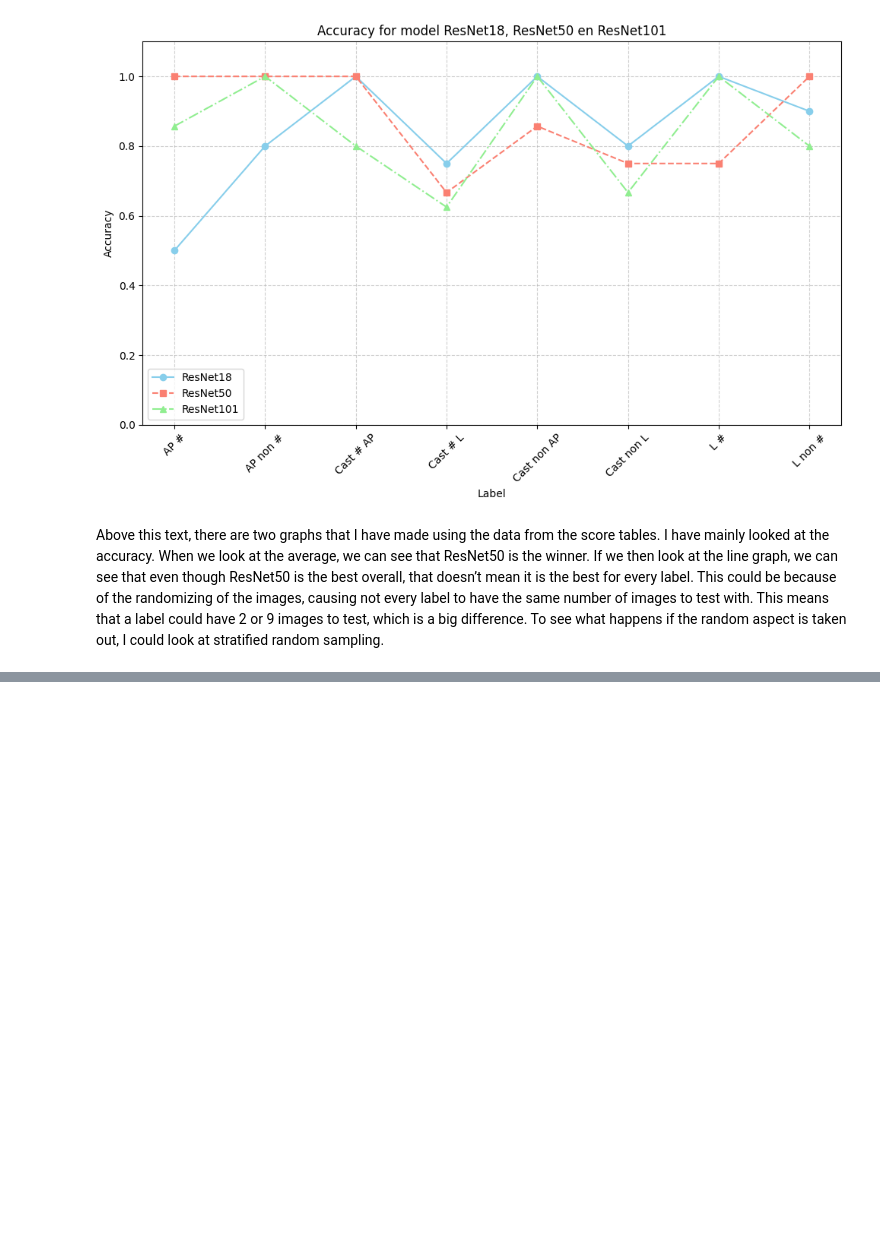
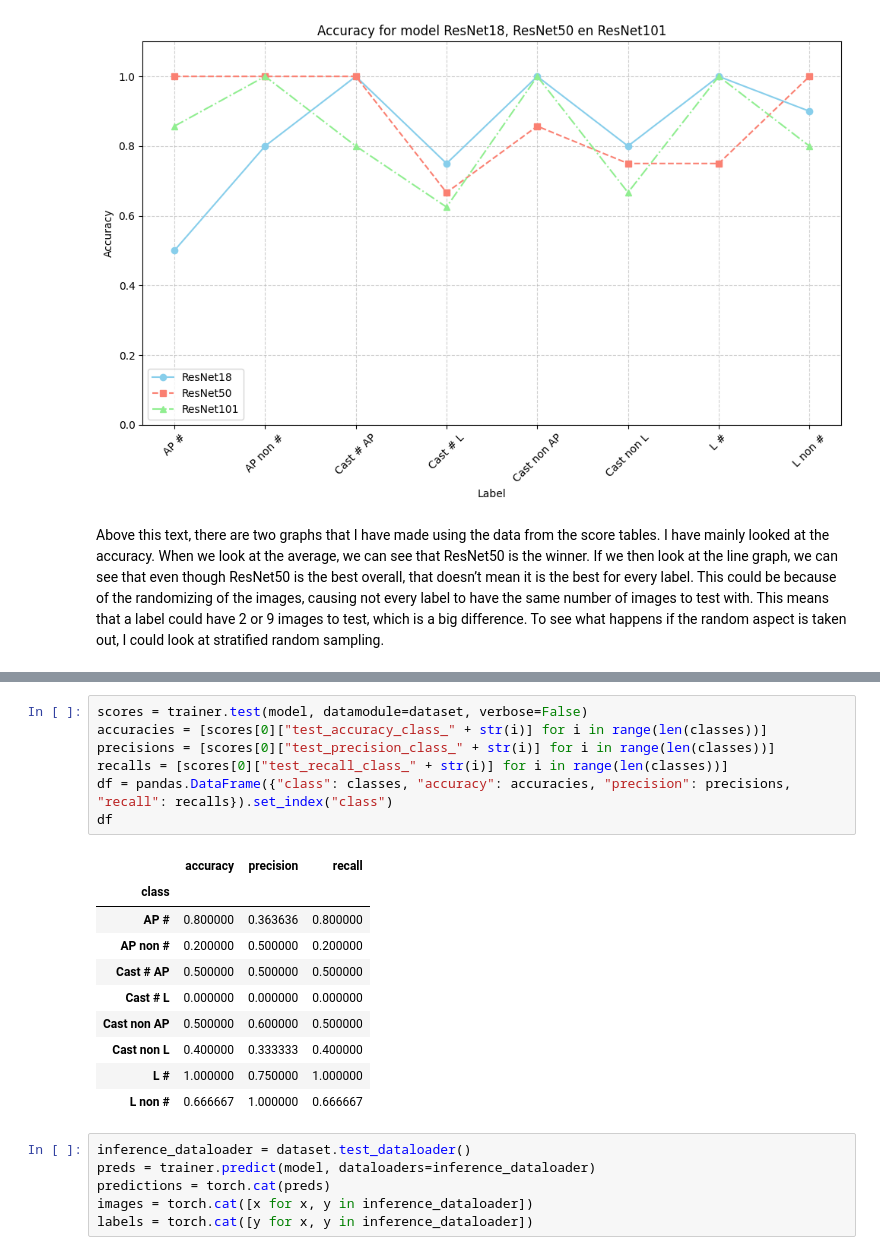
Before and after one commit to Homura2003/X-ray-classifier, a Jupyter notebook: X-ray classification notebook.ipynb, the cells around one changed output, grey strips where cells are left out. Cells and saved outputs as stored; diff of their text form; blank space fills up the shorter version.

```diff
--- a/X-ray classification notebook.ipynb
+++ b/X-ray classification notebook.ipynb
@@ -745,0 +932,24 @@ Above this text, there are two graphs that I have made using the data from the s
+# %%
+scores = trainer.test(model, datamodule=dataset, verbose=False)
+accuracies = [scores[0]["test_accuracy_class_" + str(i)] for i in range(len(classes))]
+precisions = [scores[0]["test_precision_class_" + str(i)] for i in range(len(classes))]
+recalls = [scores[0]["test_recall_class_" + str(i)] for i in range(len(classes))]
+df = pandas.DataFrame({"class": classes, "accuracy": accuracies, "precision": precisions, "recall": recalls}).set_index("class")
+df
+# %% [output]
+|  | accuracy | precision | recall |
+| class |  |  |  |
+| AP # | 0.800000 | 0.363636 | 0.800000 |
+| AP non # | 0.200000 | 0.500000 | 0.200000 |
+| Cast # AP | 0.500000 | 0.500000 | 0.500000 |
+| Cast # L | 0.000000 | 0.000000 | 0.000000 |
+| Cast non AP | 0.500000 | 0.600000 | 0.500000 |
+| Cast non L | 0.400000 | 0.333333 | 0.400000 |
+| L # | 1.000000 | 0.750000 | 1.000000 |
+| L non # | 0.666667 | 1.000000 | 0.666667 |
+# %%
+inference_dataloader = dataset.test_dataloader()
+preds = trainer.predict(model, dataloaders=inference_dataloader)
+predictions = torch.cat(preds)
+images = torch.cat([x for x, y in inference_dataloader])
+labels = torch.cat([y for x, y in inference_dataloader])
```
Also changed, not shown: parts of 10 cells of this notebook.
